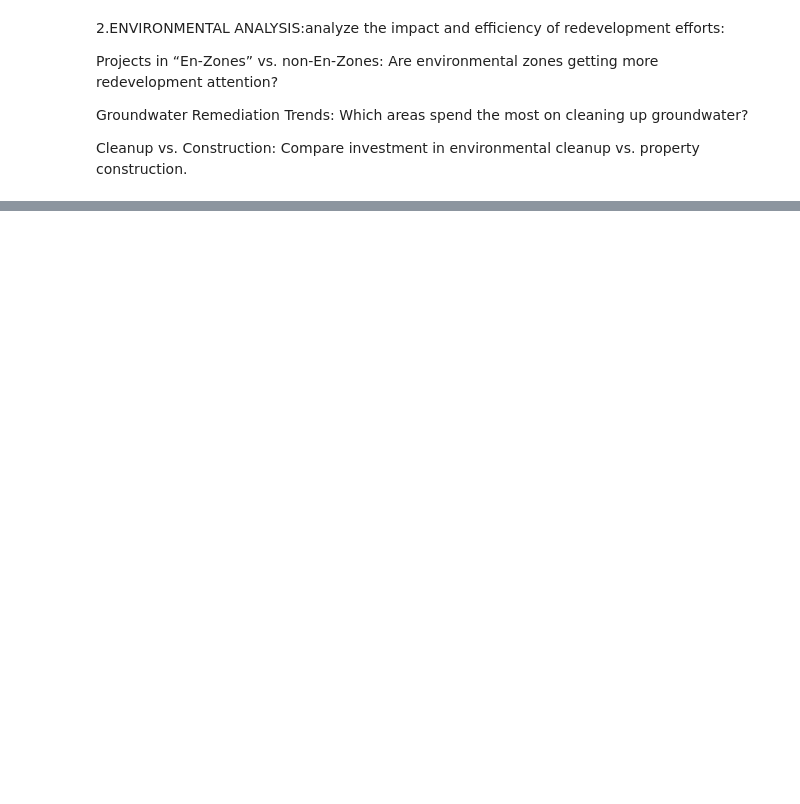
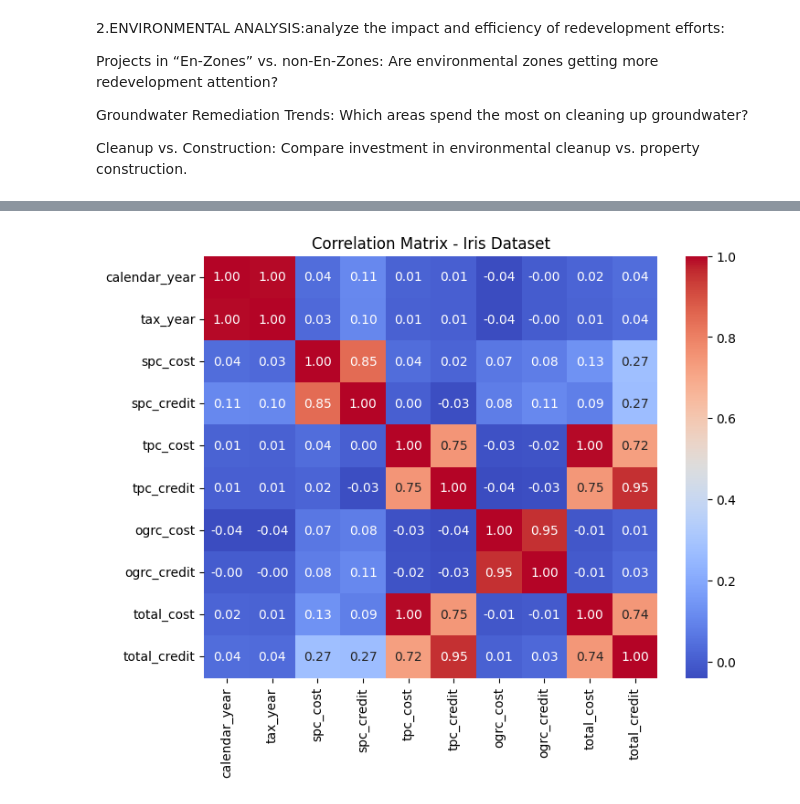
Before and after one commit to Medynal/thing, a Jupyter notebook: PRAC_I.ipynb, the cells around one changed output, grey strips where cells are left out. Drawn from its saved outputs; the diff is of its cells as text; code cells hidden in the pictures; blank space fills up the shorter version.

```diff
--- a/PRAC_I.ipynb
+++ b/PRAC_I.ipynb
@@ -263,6 +262,8 @@ import matplotlib.pyplot as plt
 import seaborn as sns
 import plotly.io as pio
 import plotly.express as px
+import plotly.graph_objects as go
+plt.style.use('ggplot')
 pio.templates.default = "ggplot2"
 # %%
 print('Overview of Brownfield Redevelopment policy from 2007 to 2024\n')
@@ -502,0 +514,8 @@ ogrc.show()'''
+# %%
+corr= brownfield_dffinal.select_dtypes(include=['int', 'float']).drop(['longitude', 'latitude'], axis= 1).corr()
+plt.figure(figsize=(8,6))
+sns.heatmap(corr, annot=True, cmap='coolwarm', fmt='.2f')
+plt.title('Correlation Matrix - Iris Dataset')
+plt.show()
+# %% [output]
+[figure, added]
```
Also changed, not shown: parts of 15 cells of this notebook.
